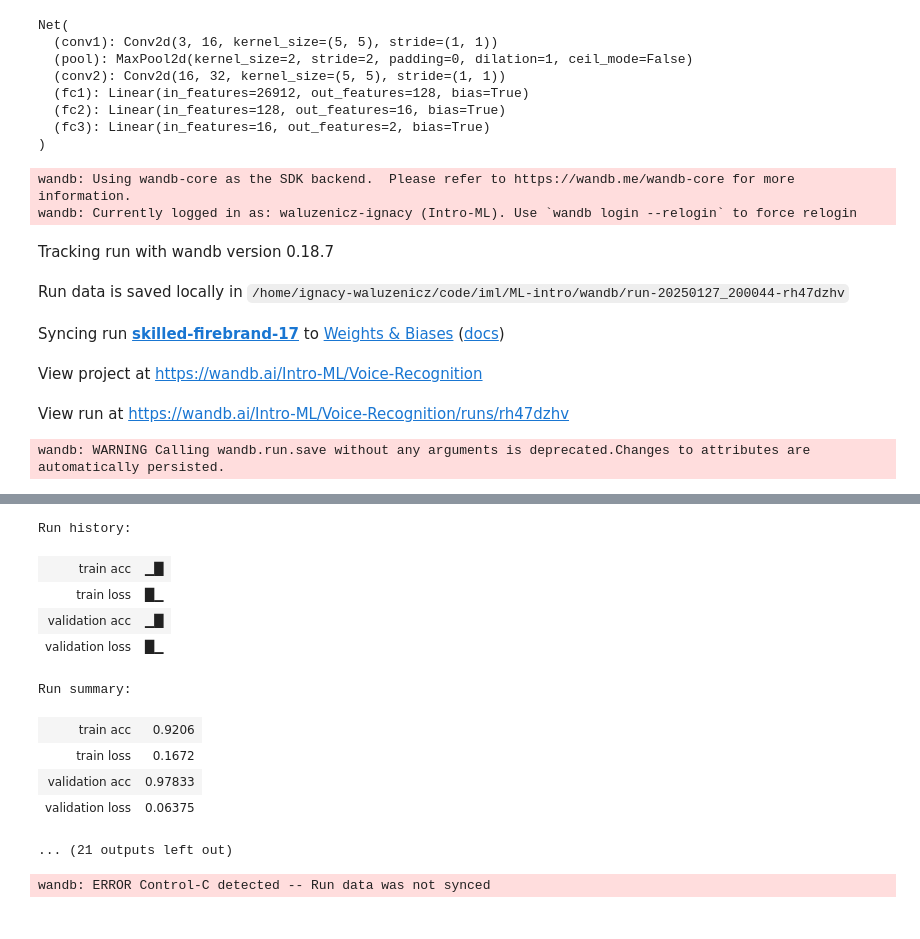
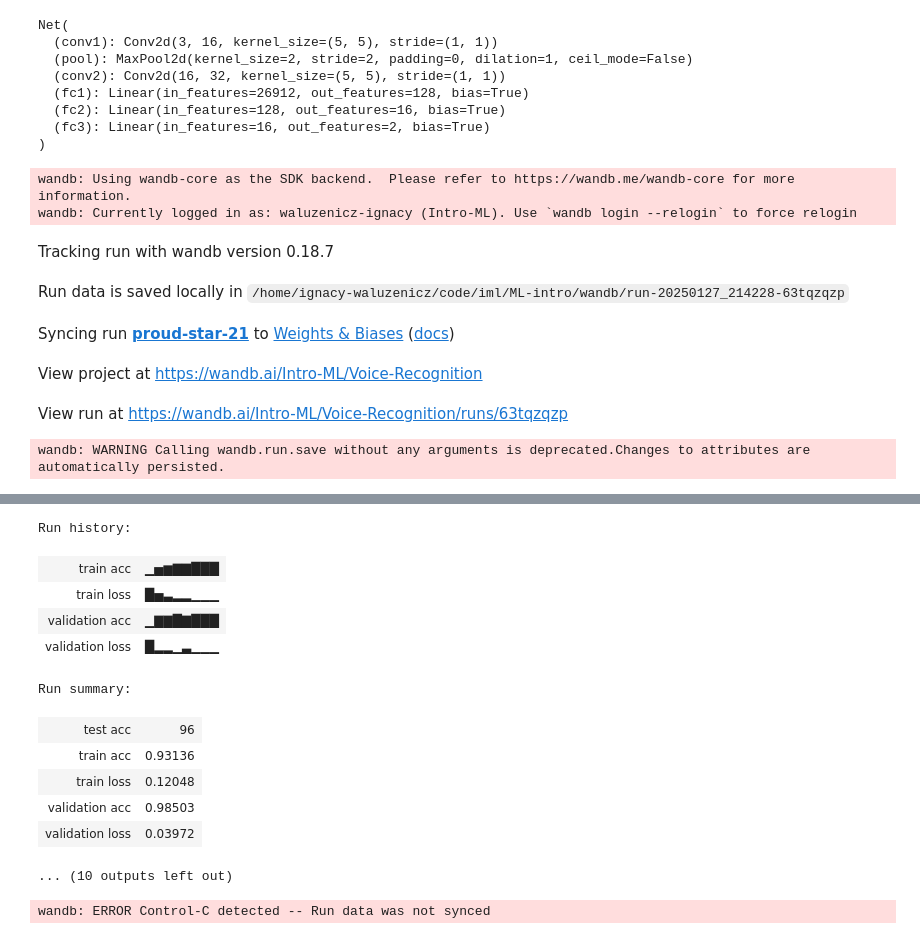
Before and after one commit to YouRekt/ML-intro, a Jupyter notebook: testing_params.ipynb, the cells around one changed output, grey strips where cells are left out. Drawn from its saved outputs; the diff is of its cells as text; code cells hidden in the pictures.

```diff
--- a/testing_params.ipynb
+++ b/testing_params.ipynb
@@ -78,17 +70,31 @@ Net(
 # %%
 import wandb
 
-epochs = 2
+epochs = 8
 params = [
     {"lr": 0.001, "momentum": 0.9, "title": "lr=0.001, momentum=0.9"},
+    {"lr": 0.001, "momentum": 0.5, "title": "lr=0.001, momentum=0.5"},
+    {"lr": 0.001, "momentum": 0.1, "title": "lr=0.001, momentum=0.1"},
+    {"lr": 0.003, "momentum": 0.9, "title": "lr=0.003, momentum=0.9"},
+    {"lr": 0.003, "momentum": 0.5, "title": "lr=0.003, momentum=0.5"},
+    {"lr": 0.003, "momentum": 0.1, "title": "lr=0.003, momentum=0.1"},
     {"lr": 0.01, "momentum": 0.9, "title": "lr=0.01, momentum=0.9"},
-    {"lr": 0.001, "momentum": 0.5, "title": "lr=0.001, momentum=0.5"},
-    {"lr": 0.01, "momentum": 0.5, "title": "lr=0.01, momentum=0.5"}
+    {"lr": 0.01, "momentum": 0.5, "title": "lr=0.01, momentum=0.5"},
+    {"lr": 0.01, "momentum": 0.1, "title": "lr=0.01, momentum=0.1"},
 ]
 # %%
+device = torch.device('cuda:0' if torch.cuda.is_available() else 'cpu')
 import torch.optim as optim
 for params_set in params:
-    wandb.init(project="Voice-Recognition", group="model comps", reinit=True)
+    net = Net()
+
+    net.to(device)
+    wandb.init(project="Voice-Recognition", config={
+        "learning_rate": params_set["lr"],
+        "momentum": params_set["momentum"],
+        "epochs": epochs,
+        "architecture": "CNN"
+    }, group="model comps", reinit=True)
     wandb.run.name = params_set["title"]
     wandb.run.save()
     criterion = nn.CrossEntropyLoss()
@@ -141,14 +147,37 @@ for params_set in params:
                 correct += (predicted == labels).sum().item()
 
             wandb.log({"validation loss": np.mean(loss), "validation acc": correct / total})
-        print('Finished Training')
+    print('Finished Training')
+    correct = 0
+    total = 0
+    all_labels = []
+    all_predictions = []
+    # since we're not training, we don't need to calculate the gradients for our outputs
+    with torch.no_grad():
+        for i, data in enumerate(testloader, 0):
+            images, labels = data
+            images, labels = images.to(device), labels.to(device)
+            outputs = net(images)
+            # the class with the highest energy is what we choose as prediction
+            _, predicted = torch.max(outputs.data, 1)
+            total += labels.size(0)
+            correct += (predicted == labels).sum().item()
+            all_labels.extend(labels.cpu().numpy())
+            all_predictions.extend(predicted.cpu().numpy())
+
+    print(f'Accuracy of the network: {100 * correct // total} %')
+    wandb.run.summary["test acc"] = 100 * correct // total
+    wandb.log({"confusion matrix": wandb.plot.confusion_matrix(probs=None,
+                                                                y_true=all_labels,
+                                                                preds=all_predictions,
+                                                                class_names=["class 0", "class 1"])})
     wandb.run.finish()
 # %% [output]
 wandb: Using wandb-core as the SDK backend.  Please refer to https://wandb.me/wandb-core for more information.
 wandb: Currently logged in as: waluzenicz-ignacy (Intro-ML). Use `wandb login --relogin` to force relogin
 Tracking run with wandb version 0.18.7
-Run data is saved locally in /home/ignacy-waluzenicz/code/iml/ML-intro/wandb/run-20250127_200044-rh47dzhv
+Run data is saved locally in /home/ignacy-waluzenicz/code/iml/ML-intro/wandb/run-20250127_214228-63tqzqzp
-Syncing run skilled-firebrand-17 to Weights & Biases (docs)
+Syncing run proud-star-21 to Weights & Biases (docs)
 View project at https://wandb.ai/Intro-ML/Voice-Recognition
-View run at https://wandb.ai/Intro-ML/Voice-Recognition/runs/rh47dzhv
+View run at https://wandb.ai/Intro-ML/Voice-Recognition/runs/63tqzqzp
 wandb: WARNING Calling wandb.run.save without any arguments is deprecated.Changes to attributes are automatically persisted.
@@ -172,14 +201,15 @@ Finished Training
 Run history:
-| train acc | ▁█ |
-| train loss | █▁ |
-| validation acc | ▁█ |
-| validation loss | █▁ |
+| train acc | ▁▅▆▇▇███ |
+| train loss | █▅▃▂▂▁▁▁ |
+| validation acc | ▁▇▇█▇███ |
+| validation loss | █▂▂▁▃▁▁▁ |
 Run summary:
-| train acc | 0.9206 |
-| train loss | 0.1672 |
-| validation acc | 0.97833 |
-| validation loss | 0.06375 |
+| test acc | 96 |
+| train acc | 0.93136 |
+| train loss | 0.12048 |
+| validation acc | 0.98503 |
+| validation loss | 0.03972 |
-... (21 outputs left out)
+... (10 outputs left out)
 # %%
 wandb.run.finish()
 # %% [output]
```
Also changed, not shown: parts of 2 cells of this notebook.
